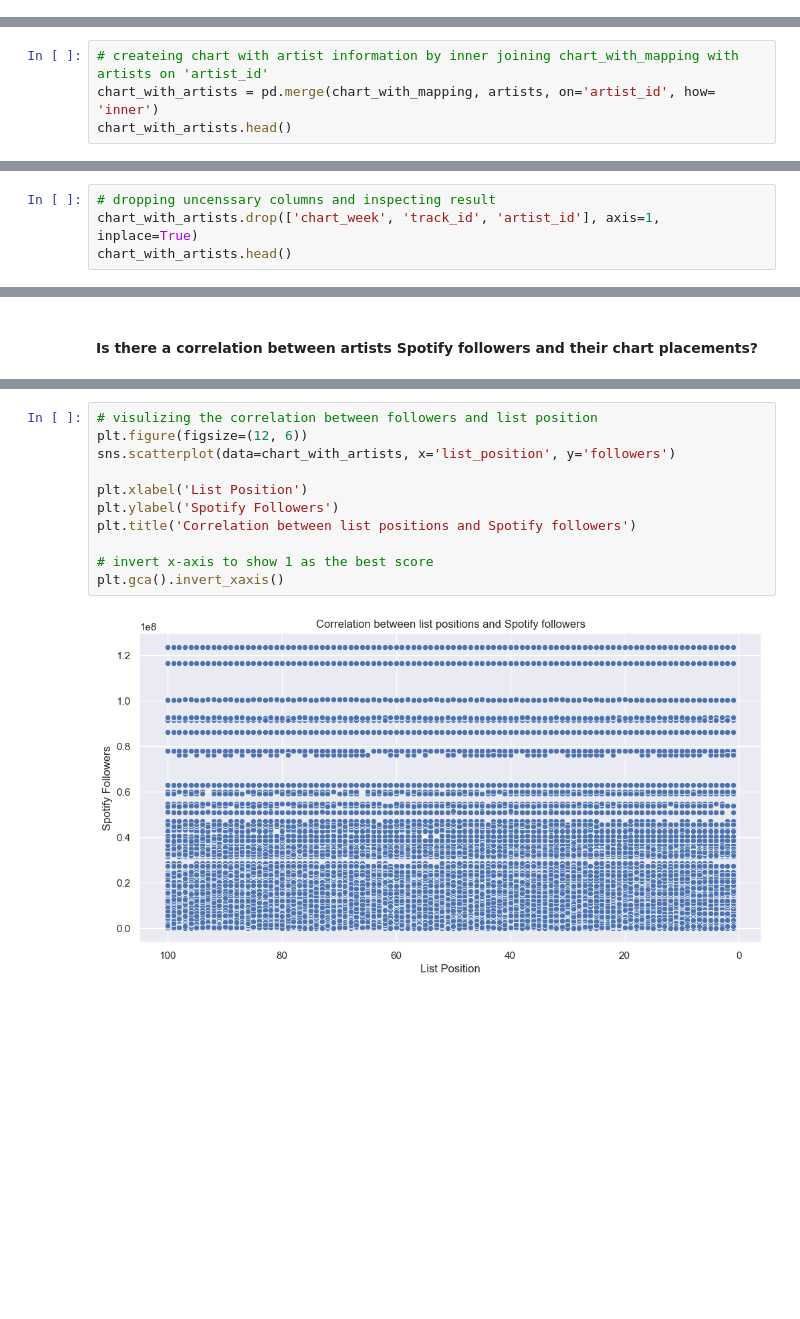
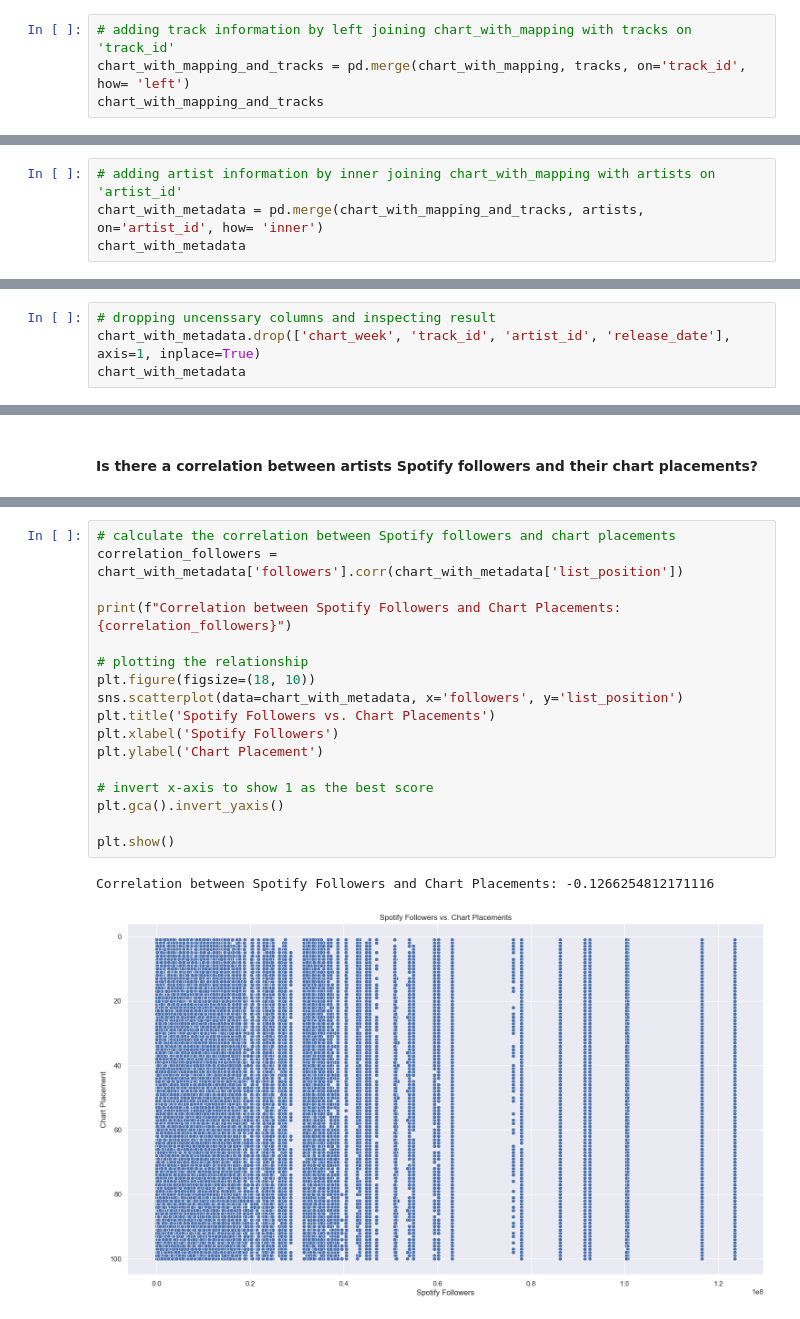
Before and after one commit to guillermocontp/recommendation-system, a Jupyter notebook: analysis.ipynb, the cells around one changed output, grey strips where cells are left out. Cells and saved outputs as stored; diff of their text form; blank space fills up the shorter version.

```diff
--- a/analysis.ipynb
+++ b/analysis.ipynb
@@ -1707,0 +1840,4 @@ chart_with_mapping.head()
+# %%
+# adding track information by left joining chart_with_mapping with tracks on 'track_id'
+chart_with_mapping_and_tracks = pd.merge(chart_with_mapping, tracks, on='track_id', how= 'left')
+chart_with_mapping_and_tracks
@@ -1708,5 +1858,5 @@ chart_with_mapping.head()
 # %%
-# createing chart with artist information by inner joining chart_with_mapping with artists on 'artist_id'
-chart_with_artists = pd.merge(chart_with_mapping, artists, on='artist_id', how= 'inner')
-chart_with_artists.head()
+# adding artist information by inner joining chart_with_mapping with artists on 'artist_id'
+chart_with_metadata = pd.merge(chart_with_mapping_and_tracks, artists, on='artist_id', how= 'inner')
+chart_with_metadata
 # %% [output]
@@ -1719,5 +1876,5 @@ chart_with_artists.head()
 # %%
 # dropping uncenssary columns and inspecting result
-chart_with_artists.drop(['chart_week', 'track_id', 'artist_id'], axis=1, inplace=True)
-chart_with_artists.head()
+chart_with_metadata.drop(['chart_week', 'track_id', 'artist_id', 'release_date'], axis=1, inplace=True)
+chart_with_metadata
 # %% [output]
@@ -1787,15 +1942,22 @@ min                  5.0
 max          123544806.0
 Name: followers, dtype: Float64
 # %%
-# visulizing the correlation between followers and list position
-plt.figure(figsize=(12, 6))
-sns.scatterplot(data=chart_with_artists, x='list_position', y='followers')
+# calculate the correlation between Spotify followers and chart placements
+correlation_followers = chart_with_metadata['followers'].corr(chart_with_metadata['list_position'])
 
-plt.xlabel('List Position')
-plt.ylabel('Spotify Followers')
-plt.title('Correlation between list positions and Spotify followers')
+print(f"Correlation between Spotify Followers and Chart Placements: {correlation_followers}")
+
+# plotting the relationship
+plt.figure(figsize=(18, 10))
+sns.scatterplot(data=chart_with_metadata, x='followers', y='list_position')
+plt.title('Spotify Followers vs. Chart Placements')
+plt.xlabel('Spotify Followers')
+plt.ylabel('Chart Placement')
 
 # invert x-axis to show 1 as the best score
-plt.gca().invert_xaxis()
+plt.gca().invert_yaxis()
+
+plt.show()
 # %% [output]
+Correlation between Spotify Followers and Chart Placements: -0.1266254812171116
-[figure, old version]
+[figure, new version]
```
Also changed, not shown: parts of 50 cells of this notebook, 2 other files.
